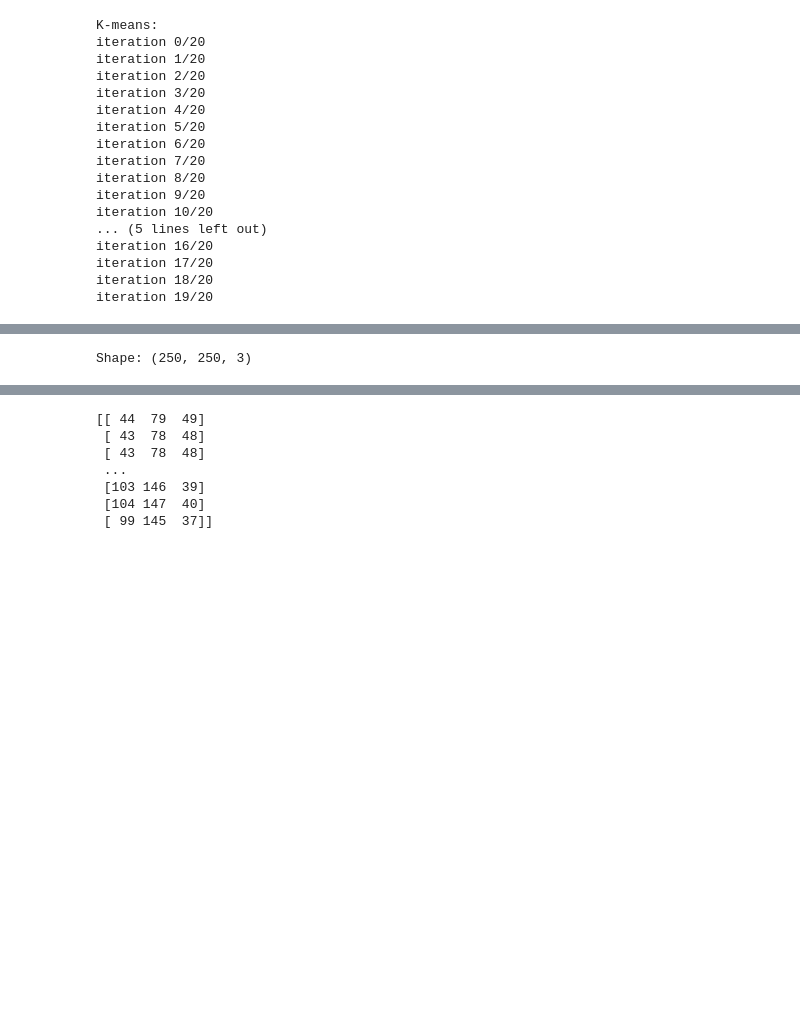
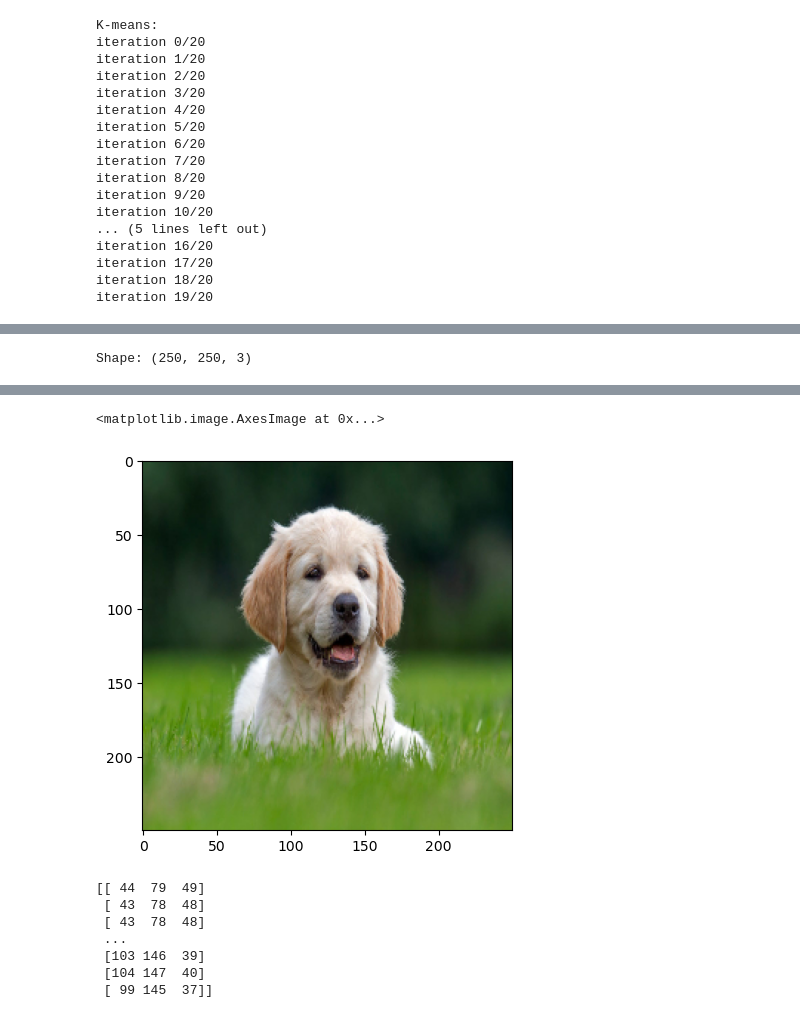
Before and after one commit to jayvatti/MLNotebookArchives, a Jupyter notebook: kmeans.ipynb, the cells around one changed output, grey strips where cells are left out. Saved outputs shown, nothing was run; the diff lists cells and outputs as text; code cells hidden in the pictures; blank space fills up the shorter version.

```diff
--- a/kmeans.ipynb
+++ b/kmeans.ipynb
@@ -131,16 +131,17 @@ plt.show()
 # %%
 #image compression
-import cv2
 
-image = plt.imread('data/dog.png')
+#image = plt.imread('data/dog.png')
 #plt.imshow(image)
 
-print("Shape:", image.shape)
+
 
 import plotly.express as px
 from skimage import io
+import cv2
+
 img = io.imread('data/dog.png')
-fig = px.imshow(img)
-fig.show()
+print("Shape:", img.shape)
+plt.imshow(img)
 # %% [output]
 Shape: (250, 250, 3)
@@ -148,3 +148,5 @@ Shape: (250, 250, 3)
+<matplotlib.image.AxesImage at 0x...>
+[figure, added]
 # %%
 input_image = np.reshape(img, (img.shape[0] * img.shape[1], 3))
 # %%
```
Also changed, not shown: parts of 6 cells of this notebook.
